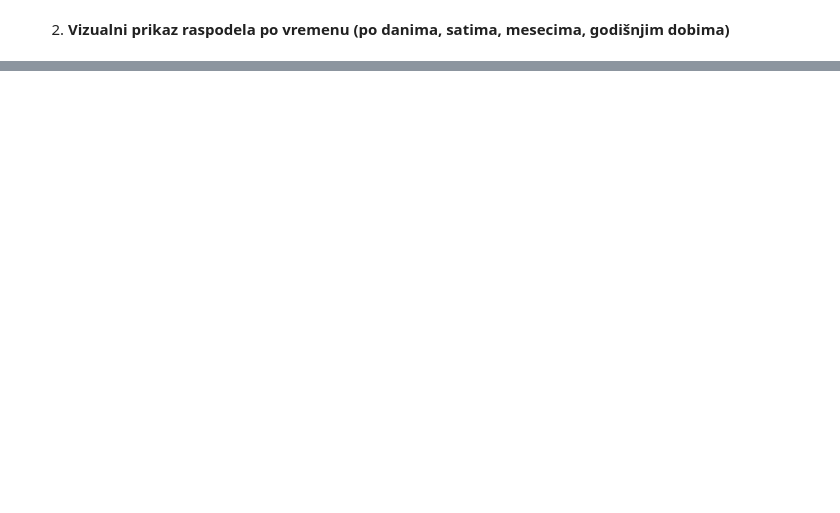
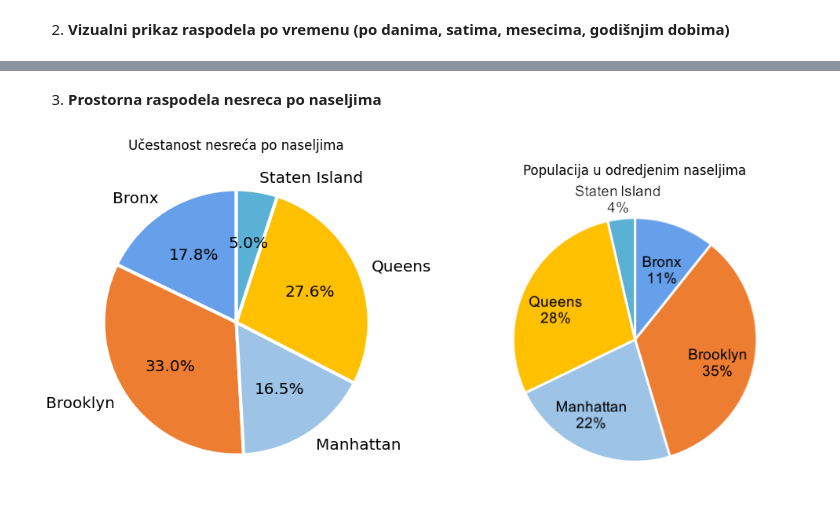
Before and after one commit to djordjeviiccmilos/Data_Analisys, a Jupyter notebook: MilosDjordjevic137RN.ipynb, the cells around one changed output, grey strips where cells are left out. Drawn from its saved outputs; the diff is of its cells as text; code cells hidden in the pictures; blank space fills up the shorter version.

```diff
--- a/MilosDjordjevic137RN.ipynb
+++ b/MilosDjordjevic137RN.ipynb
@@ -260,0 +305,22 @@ plt.show()
+# %% [markdown]
+3.    **Prostorna raspodela nesreca po naseljima**
+# %%
+boroughs = dataset["Borough"].value_counts().sort_index()
+
+img = mpimg.imread("/content/drive/MyDrive/Statistika/naselja.png")
+
+fig, ax = plt.subplots(1, 2, figsize=(12, 6))
+
+colors = ["#669fea", "#ed7d31", "#9dc3e6", "#ffc000", "#5bb1d5"]
+
+ax[0].pie(boroughs, labels = boroughs.index, colors = colors, autopct='%1.1f%%', startangle = 90,
+          wedgeprops={'linewidth': 3.0, 'edgecolor': 'white'}, textprops={'size': 'x-large'})
+ax[0].set_title("Učestanost nesreća po naseljima")
+
+ax[1].imshow(img)
+ax[1].set_title("Populacija u odredjenim naseljima")
+ax[1].axis("off")
+
+plt.show()
+# %% [output]
+[figure, added]
```
Also changed, not shown: parts of 20 cells of this notebook.
